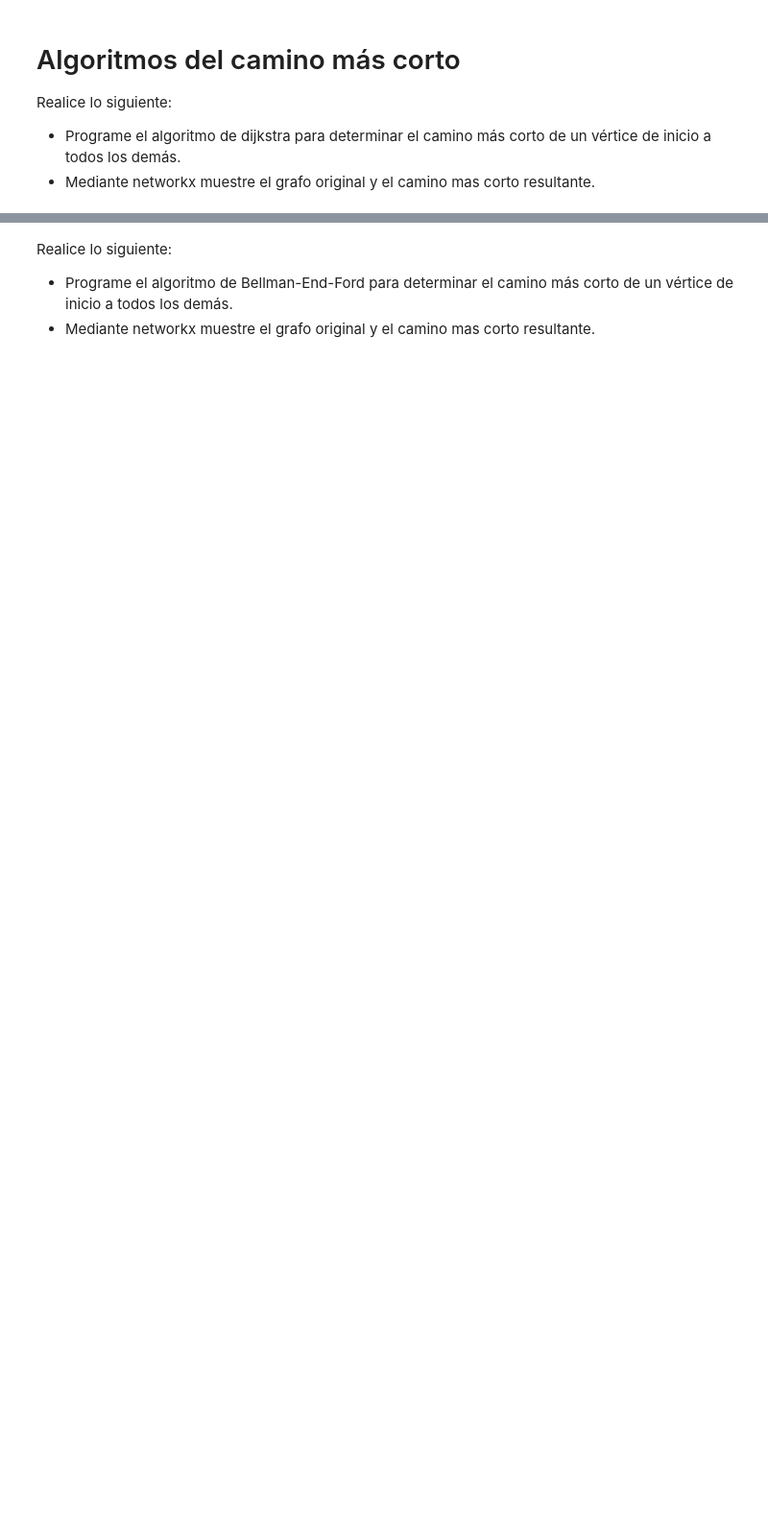
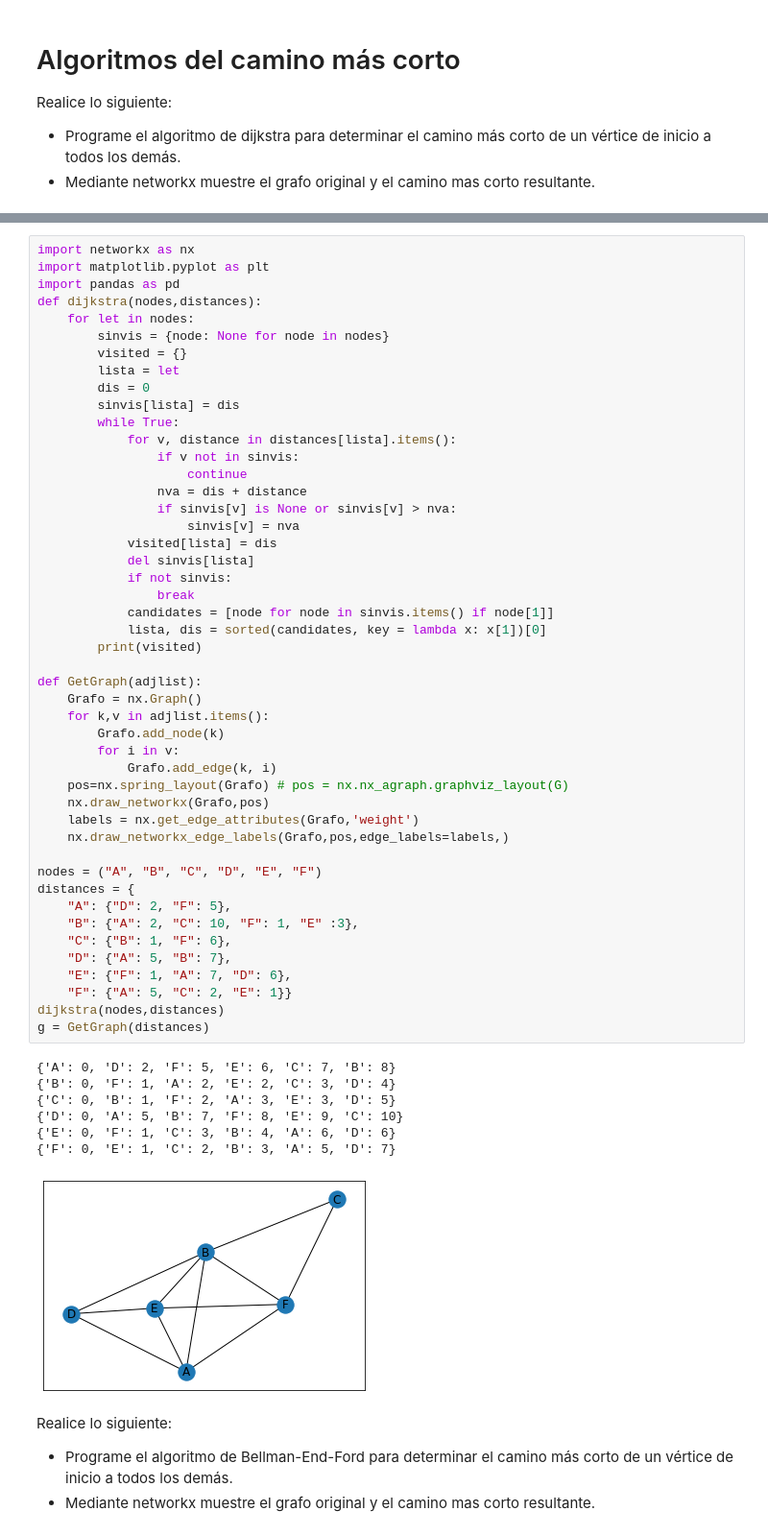
Before and after one commit to AndreaJCharlesSantos/Grafos, a Jupyter notebook: lenguajes-y-automatas-unidad-1-AndreaJCharlesSantos/ShortestPathAlgorithms.ipynb, the cells around one changed output, grey strips where cells are left out. Shown at 96% size. Cells and saved outputs as stored; diff of their text form; blank space fills up the shorter version.

```diff
--- a/lenguajes-y-automatas-unidad-1-AndreaJCharlesSantos/ShortestPathAlgorithms.ipynb
+++ b/lenguajes-y-automatas-unidad-1-AndreaJCharlesSantos/ShortestPathAlgorithms.ipynb
@@ -63,3 +8,58 @@ Visita:
+# %%
+import networkx as nx
+import matplotlib.pyplot as plt
+import pandas as pd
+def dijkstra(nodes,distances):
+    for let in nodes:
+        sinvis = {node: None for node in nodes}
+        visited = {}
+        lista = let
+        dis = 0
+        sinvis[lista] = dis
+        while True:
+            for v, distance in distances[lista].items():
+                if v not in sinvis:
+                    continue
+                nva = dis + distance
+                if sinvis[v] is None or sinvis[v] > nva:
+                    sinvis[v] = nva
+            visited[lista] = dis
+            del sinvis[lista]
+            if not sinvis:
+                break
+            candidates = [node for node in sinvis.items() if node[1]]
+            lista, dis = sorted(candidates, key = lambda x: x[1])[0]
+        print(visited)
+
+def GetGraph(adjlist):
+    Grafo = nx.Graph()
+    for k,v in adjlist.items():
+        Grafo.add_node(k)
+        for i in v:
+            Grafo.add_edge(k, i)
+    pos=nx.spring_layout(Grafo) # pos = nx.nx_agraph.graphviz_layout(G)
+    nx.draw_networkx(Grafo,pos)
+    labels = nx.get_edge_attributes(Grafo,'weight')
+    nx.draw_networkx_edge_labels(Grafo,pos,edge_labels=labels,)
+
+nodes = ("A", "B", "C", "D", "E", "F")
+distances = {
+    "A": {"D": 2, "F": 5},
+    "B": {"A": 2, "C": 10, "F": 1, "E" :3},
+    "C": {"B": 1, "F": 6},
+    "D": {"A": 5, "B": 7},
+    "E": {"F": 1, "A": 7, "D": 6},
+    "F": {"A": 5, "C": 2, "E": 1}}
+dijkstra(nodes,distances)
+g = GetGraph(distances)
+# %% [output]
+{'A': 0, 'D': 2, 'F': 5, 'E': 6, 'C': 7, 'B': 8}
+{'B': 0, 'F': 1, 'A': 2, 'E': 2, 'C': 3, 'D': 4}
+{'C': 0, 'B': 1, 'F': 2, 'A': 3, 'E': 3, 'D': 5}
+{'D': 0, 'A': 5, 'B': 7, 'F': 8, 'E': 9, 'C': 10}
+{'E': 0, 'F': 1, 'C': 3, 'B': 4, 'A': 6, 'D': 6}
+{'F': 0, 'E': 1, 'C': 2, 'B': 3, 'A': 5, 'D': 7}
+[figure, added]
 # %% [markdown]
 Realice lo siguiente:
 
```
Also changed, not shown: parts of 3 cells of this notebook, 2 other files.
